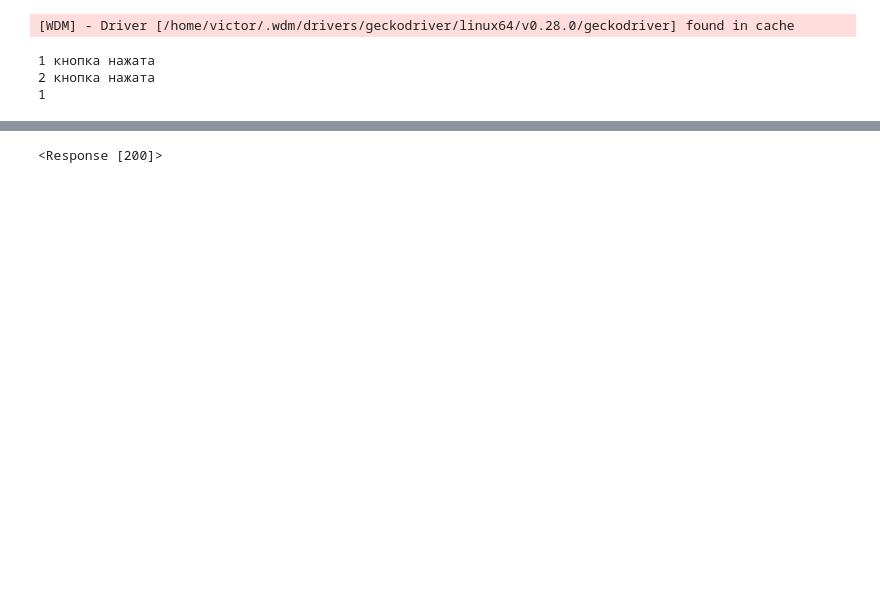
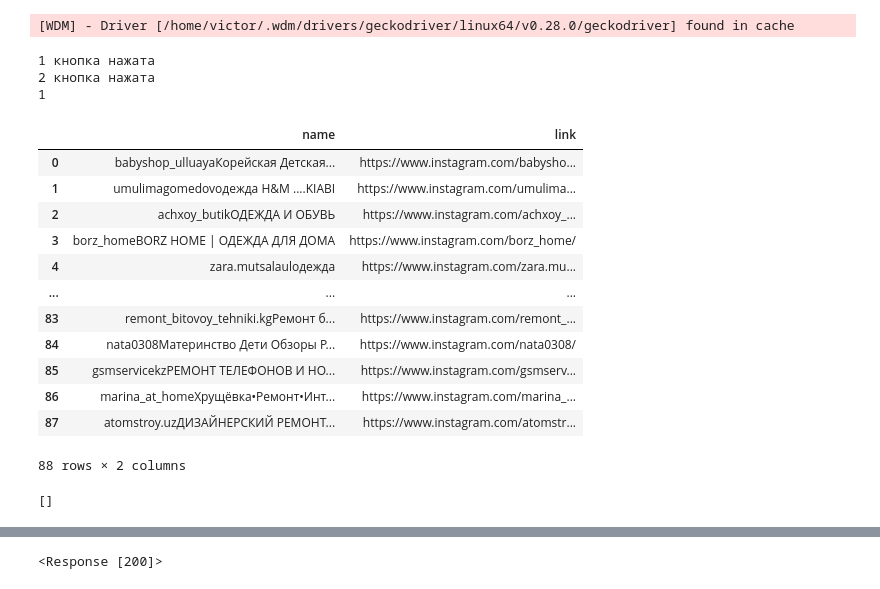
Before and after one commit to VityaVitalich/inst, a Jupyter notebook: inst_parsing.ipynb, the cells around one changed output, grey strips where cells are left out. Drawn from its saved outputs; the diff is of its cells as text; code cells hidden in the pictures; blank space fills up the shorter version.

```diff
--- a/inst_parsing.ipynb
+++ b/inst_parsing.ipynb
@@ -35,3 +31,5 @@ if a:
+# %%
+df = pd.DataFrame()
 # %%
 def sleep_rand(min_sec, max_sec=None, rand_gen=SystemRandom()):
 
@@ -155,3 +186,19 @@ auth(driver, login, password)
 1 кнопка нажата
 2 кнопка нажата
 1
+# %%
+df
+# %% [output]
+|  | name | link |
+| 0 | babyshop_ulluayaКорейская Детская... | https://www.instagram.com/babysho... |
+| 1 | umulimagomedovодежда H&M ....KIABI | https://www.instagram.com/umulima... |
+| 2 | achxoy_butikОДЕЖДА И ОБУВЬ | https://www.instagram.com/achxoy_... |
+| 3 | borz_homeBORZ HOME | ОДЕЖДА ДЛЯ ДОМА | https://www.instagram.com/borz_home/ |
+| 4 | zara.mutsalaulодежда | https://www.instagram.com/zara.mu... |
+| ... | ... | ... |
+| 83 | remont_bitovoy_tehniki.kgРемонт б... | https://www.instagram.com/remont_... |
+| 84 | nata0308Материнство Дети Обзоры Р... | https://www.instagram.com/nata0308/ |
+| 85 | gsmservicekzРЕМОНТ ТЕЛЕФОНОВ И НО... | https://www.instagram.com/gsmserv... |
+| 86 | marina_at_homeХрущёвка•Ремонт•Инт... | https://www.instagram.com/marina_... |
+| 87 | atomstroy.uzДИЗАЙНЕРСКИЙ РЕМОНТ... | https://www.instagram.com/atomstr... |
+88 rows × 2 columns
@@ -157,0 +213,4 @@ auth(driver, login, password)
+# %%
+soup.findAll('span', attrs = {'span':"-g47SY "})
+# %% [output]
+[]
```
Also changed, not shown: parts of 17 cells of this notebook, 1 other file.
